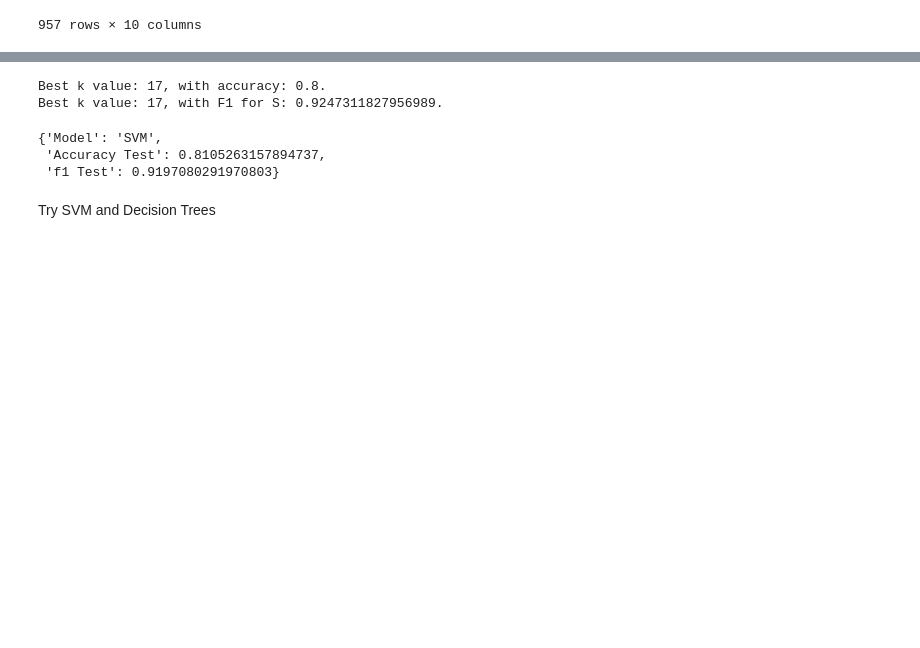
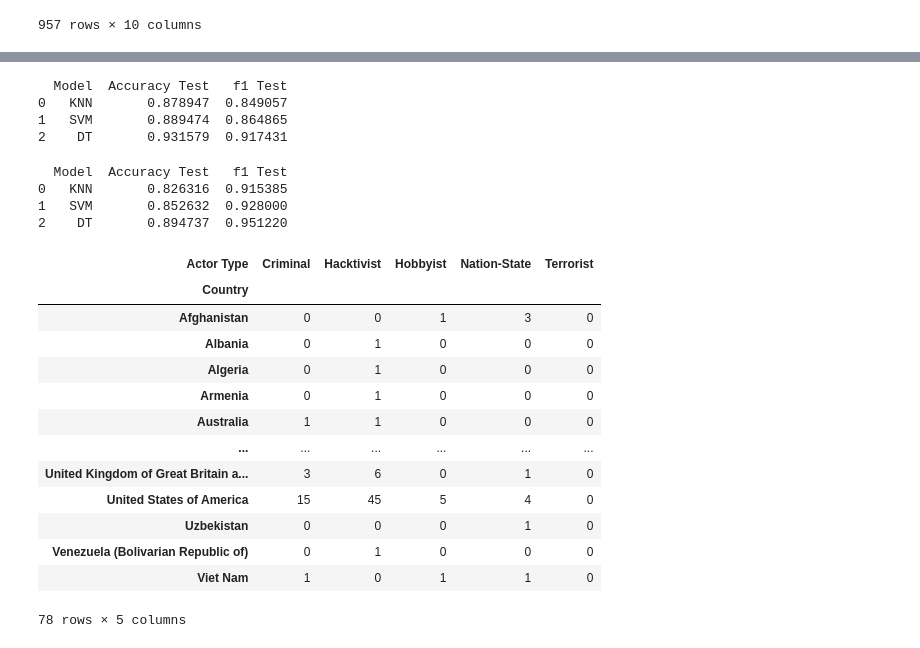
Before and after one commit to Sof0-0/CMPS3160_Project_CyberAttacks, a Jupyter notebook: DSProject.ipynb, the cells around one changed output, grey strips where cells are left out. Saved outputs shown, nothing was run; the diff lists cells and outputs as text; code cells hidden in the pictures; blank space fills up the shorter version.

Commit message:
modeling done

```diff
--- a/DSProject.ipynb
+++ b/DSProject.ipynb
@@ -945,3 +972,11 @@ results_svm4
+# %%
+results4 = pd.DataFrame([best_knn4, results_svm4, results_tree4])
+print(results4)
+# %% [output]
+  Model  Accuracy Test   f1 Test
+0   KNN       0.878947  0.849057
+1   SVM       0.889474  0.864865
+2    DT       0.931579  0.917431
 # %%
 # Use victim's location and industry, as well as the attacker's motive to predict the actors' type
 # < AttackList > dataset
@@ -949,17 +984,34 @@ results_svm4
 features5 = ["Location", "Industry", "Motive"]
 label_string5 = "Type"
 
-results5 = train_knn_models(features5, label_string5, train_set_att, test_set_att)
+results_knn5 = train_knn_models(features5, label_string5, train_set_att, test_set_att) # KNN
 results_svm5 = train_svm_model(features5, label_string5, train_set_att, test_set_att) # SVC
-find_best_model(results5)
+results_tree5 = train_decision_tree_model(features5, label_string5, train_set_att, test_set_att) # DT
+best_knn5 = find_best_knn_model(results_knn5)
-# %% [output]
-Best k value: 17, with accuracy: 0.8.
-Best k value: 17, with F1 for S: 0.9247311827956989.
-# %%
-results_svm5
-# %% [output]
-{'Model': 'SVM',
- 'Accuracy Test': 0.8105263157894737,
- 'f1 Test': 0.9197080291970803}
-# %% [markdown]
-Try SVM and Decision Trees
+# %%
+results5 = pd.DataFrame([best_knn5, results_svm5, results_tree5])
+print(results5)
+# %% [output]
+  Model  Accuracy Test   f1 Test
+0   KNN       0.826316  0.915385
+1   SVM       0.852632  0.928000
+2    DT       0.894737  0.951220
+# %%
+# Create the counts table for the Actor's Country and Type
+counts_df = pd.crosstab(filtered_df["Country"], filtered_df["Actor Type"], normalize = True)
+counts_df
+# %% [output]
+| Actor Type | Criminal | Hacktivist | Hobbyist | Nation-State | Terrorist |
+| Country |  |  |  |  |  |
+| Afghanistan | 0 | 0 | 1 | 3 | 0 |
+| Albania | 0 | 1 | 0 | 0 | 0 |
+| Algeria | 0 | 1 | 0 | 0 | 0 |
+| Armenia | 0 | 1 | 0 | 0 | 0 |
+| Australia | 1 | 1 | 0 | 0 | 0 |
+| ... | ... | ... | ... | ... | ... |
+| United Kingdom of Great Britain a... | 3 | 6 | 0 | 1 | 0 |
+| United States of America | 15 | 45 | 5 | 4 | 0 |
+| Uzbekistan | 0 | 0 | 0 | 1 | 0 |
+| Venezuela (Bolivarian Republic of) | 0 | 1 | 0 | 0 | 0 |
+| Viet Nam | 1 | 0 | 1 | 1 | 0 |
+78 rows × 5 columns
```
Also changed, not shown: parts of 18 cells of this notebook.
